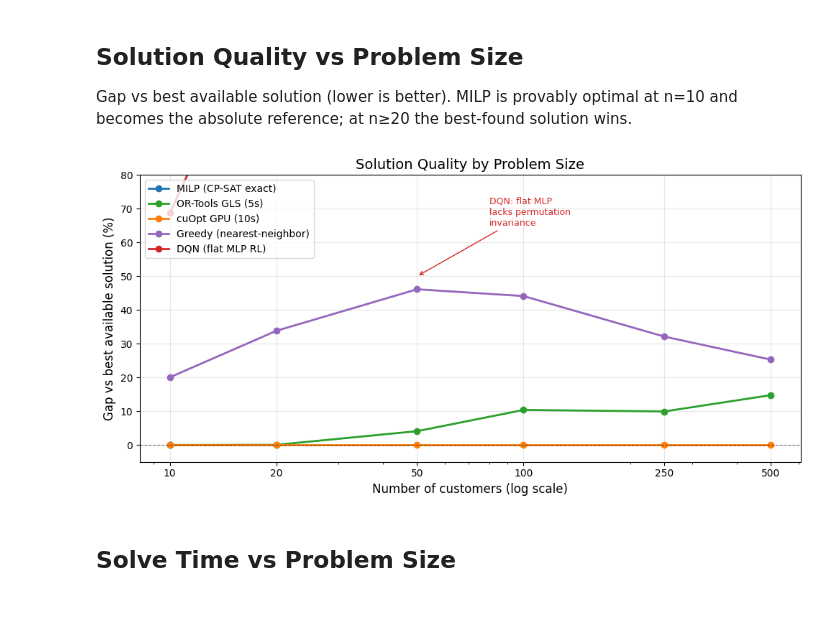
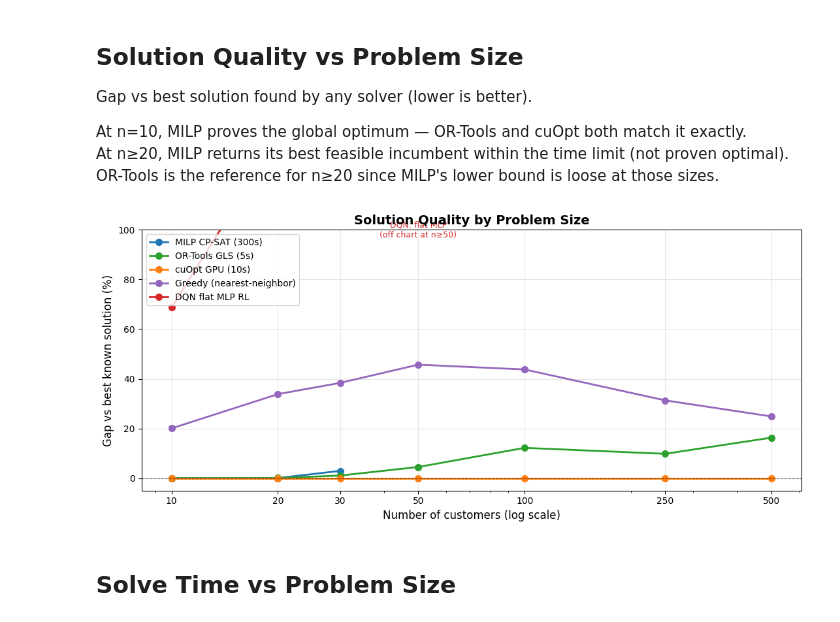
Before and after one commit to bchadburn/optimize_routing, a Jupyter notebook: vrp_benchmark/results.ipynb, the cells around one changed output. Cells and saved outputs as stored; diff of their text form; code cells hidden in the pictures.

Commit message:
Improve MILP: circuit constraints, feasible incumbent + optimality gap reporting

```diff
--- a/vrp_benchmark/results.ipynb
+++ b/vrp_benchmark/results.ipynb
@@ -19,5 +19,9 @@ import matplotlib.ticker as mticker
 import numpy as np
 
 df = pd.read_csv("../results/vrp_benchmark.csv")
-df.head(20)
+
+# Normalise solver names for display — milp_exact and milp_feasible both map to "milp"
+df["solver_display"] = df["solver"].replace({"milp_exact": "milp", "milp_feasible": "milp"})
+
+print(df[["n_customers", "solver", "mean_cost", "mean_time_s", "milp_opt_gap_pct", "milp_optimal_rate"]].to_string(index=False))
 # %% [output]
@@ -84,48 +87,51 @@ df.groupby(["n_customers", "solver"])[["mean_cost", "mean_time_s", "success_rate
 # %% [markdown]
 ## Solution Quality vs Problem Size
 
-Gap vs best available solution (lower is better). MILP is provably optimal at n=10 and becomes the absolute reference; at n≥20 the best-found solution wins.
+Gap vs best solution found by any solver (lower is better).
+
+At n=10, MILP proves the global optimum — OR-Tools and cuOpt both match it exactly.
+At n≥20, MILP returns its best feasible incumbent within the time limit (not proven optimal).
+OR-Tools is the reference for n≥20 since MILP's lower bound is loose at those sizes.
 # %%
-fig, ax = plt.subplots(figsize=(10, 5))
+fig, ax = plt.subplots(figsize=(11, 5))
 
 for solver in SOLVER_ORDER:
-    sub = df[df["solver"] == solver].sort_values("n_customers")
+    sub = df[df["solver_display"] == solver].sort_values("n_customers")
     valid = sub[sub["gap_vs_best_pct"].notna()]
     if valid.empty:
         continue
     ax.plot(
         valid["n_customers"],
         valid["gap_vs_best_pct"],
         marker="o",
         color=COLORS[solver],
         label=LABELS[solver],
         linewidth=2,
+        markersize=7,
     )
 
 ax.set_xscale("log")
 ax.set_xlabel("Number of customers (log scale)", fontsize=12)
-ax.set_ylabel("Gap vs best available solution (%)", fontsize=12)
-ax.set_title("Solution Quality by Problem Size", fontsize=14)
+ax.set_ylabel("Gap vs best known solution (%)", fontsize=12)
+ax.set_title("Solution Quality by Problem Size", fontsize=14, fontweight="bold")
 ax.axhline(0, color="black", linewidth=0.8, linestyle="--", alpha=0.5)
-ax.set_xticks([10, 20, 50, 100, 250, 500])
+ax.set_xticks([10, 20, 30, 50, 100, 250, 500])
 ax.get_xaxis().set_major_formatter(mticker.ScalarFormatter())
 ax.legend(loc="upper left", fontsize=10)
-ax.set_ylim(-5, 80)
+ax.set_ylim(-5, 100)
 ax.grid(True, alpha=0.3)
 
 # Annotate DQN limitation
 ax.annotate(
-    "DQN: flat MLP\nlacks permutation\ninvariance",
-    xy=(50, 50), xytext=(80, 65),
-    arrowprops=dict(arrowstyle="->", color="#d62728"),
-    color="#d62728", fontsize=9,
+    "DQN: flat MLP\n(off chart at n≥50)",
+    xy=(50, 97), color="#d62728", fontsize=9, ha="center",
 )
 
 plt.tight_layout()
 plt.savefig("../results/quality_vs_size.png", dpi=150, bbox_inches="tight")
 plt.show()
 # %% [output]
-[figure, old version]
+[figure, new version]
 # %% [markdown]
 ## Solve Time vs Problem Size
 # %%
```
Also changed, not shown: parts of 7 cells of this notebook, 5 other files.
